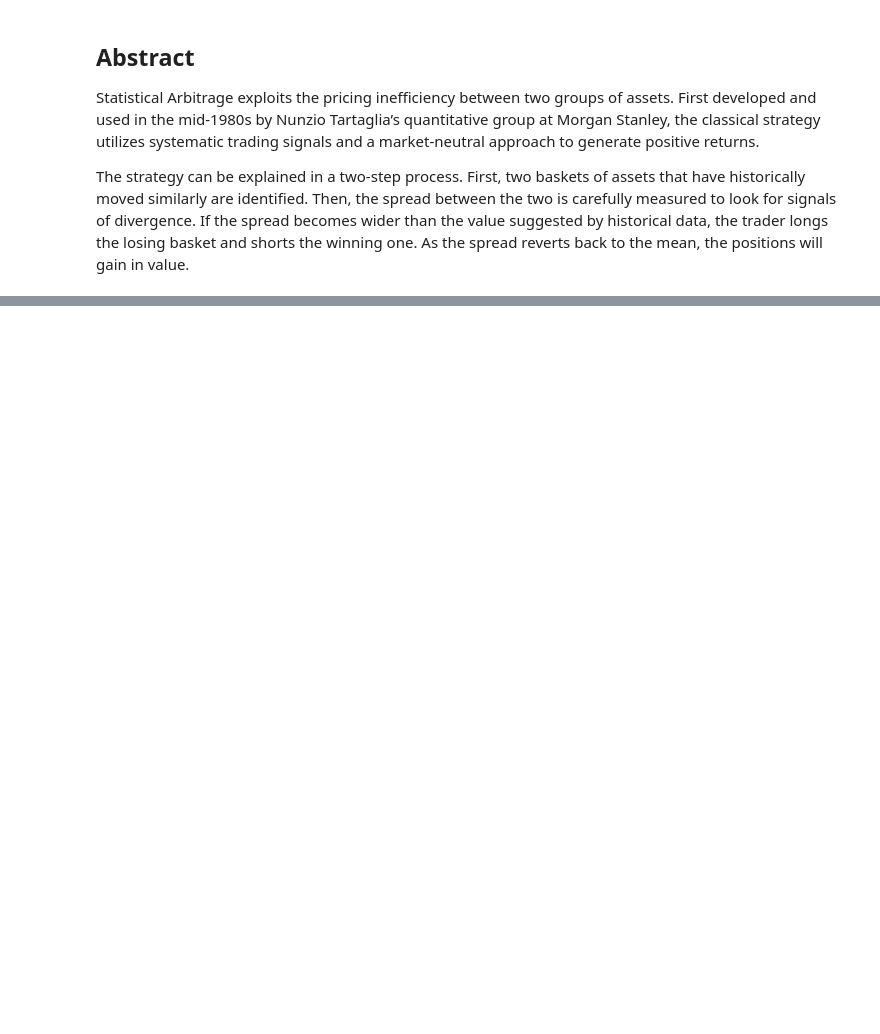
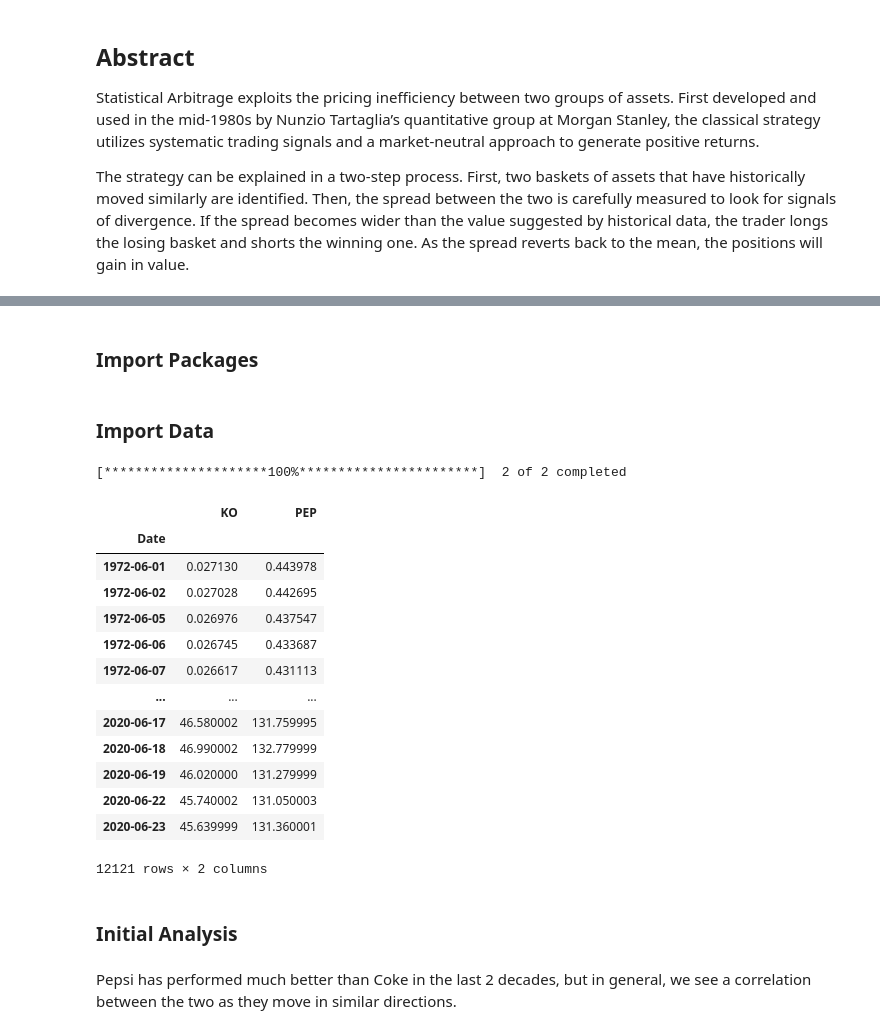
Before and after one commit to tzw101/research, a Jupyter notebook: Statistical Arbitrage.ipynb, the cells around one changed output, grey strips where cells are left out. Saved outputs shown, nothing was run; the diff lists cells and outputs as text; code cells hidden in the pictures; blank space fills up the shorter version.

```diff
--- a/Statistical Arbitrage.ipynb
+++ b/Statistical Arbitrage.ipynb
@@ -147,0 +106,2 @@ $s = X_t - \frac{E(X_t)}{var(X_t)} = \frac{\mu\sqrt{2\kappa}}{\sigma}$
+# %% [markdown]
+### Import Packages
@@ -147,0 +120,25 @@ $s = X_t - \frac{E(X_t)}{var(X_t)} = \frac{\mu\sqrt{2\kappa}}{\sigma}$
+# %% [markdown]
+### Import Data
+# %%
+data = yf.download(['KO','PEP'])['Adj Close'].dropna()
+# %% [output]
+[*********************100%***********************]  2 of 2 completed
+# %%
+data
+# %% [output]
+|  | KO | PEP |
+| Date |  |  |
+| 1972-06-01 | 0.027130 | 0.443978 |
+| 1972-06-02 | 0.027028 | 0.442695 |
+| 1972-06-05 | 0.026976 | 0.437547 |
+| 1972-06-06 | 0.026745 | 0.433687 |
+| 1972-06-07 | 0.026617 | 0.431113 |
+| ... | ... | ... |
+| 2020-06-17 | 46.580002 | 131.759995 |
+| 2020-06-18 | 46.990002 | 132.779999 |
+| 2020-06-19 | 46.020000 | 131.279999 |
+| 2020-06-22 | 45.740002 | 131.050003 |
+| 2020-06-23 | 45.639999 | 131.360001 |
+12121 rows × 2 columns
+# %% [markdown]
+### Initial Analysis
@@ -147,0 +152,2 @@ $s = X_t - \frac{E(X_t)}{var(X_t)} = \frac{\mu\sqrt{2\kappa}}{\sigma}$
+# %% [markdown]
+Pepsi has performed much better than Coke in the last 2 decades, but in general, we see a correlation between the two as they move in similar directions.
```
Also changed, not shown: parts of 121 cells of this notebook.
